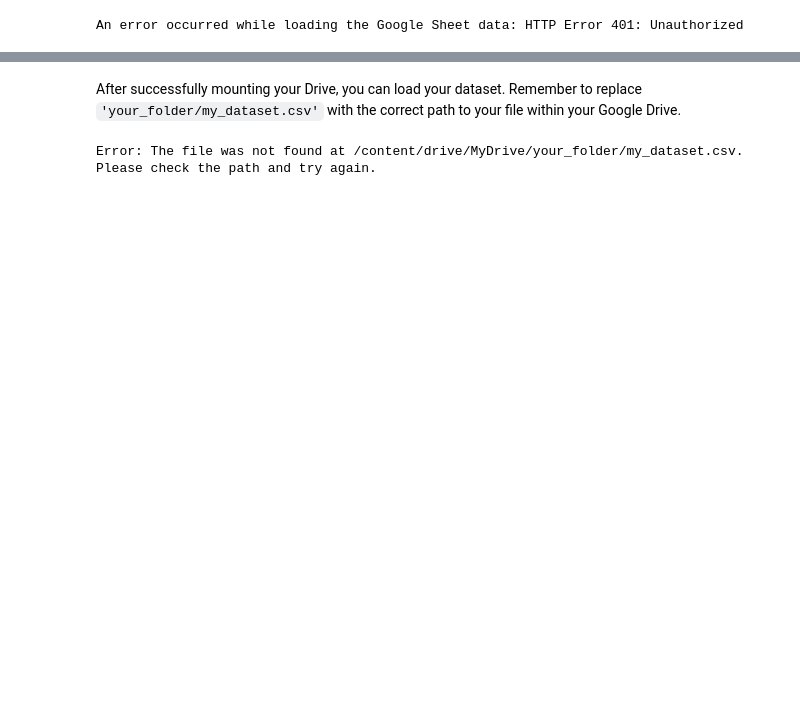
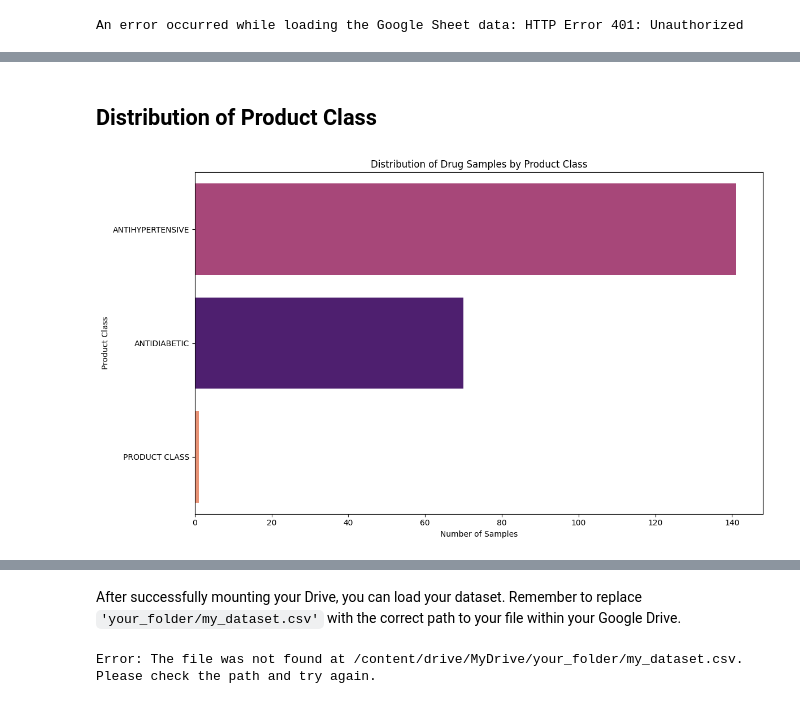
Before and after one commit to YodahJ/Fake-drug-checker, a Jupyter notebook: copy_of_welcome_to_colab.ipynb, the cells around one changed output, grey strips where cells are left out. Saved outputs shown, nothing was run; the diff lists cells and outputs as text; code cells hidden in the pictures; blank space fills up the shorter version.

```diff
--- a/copy_of_welcome_to_colab.ipynb
+++ b/copy_of_welcome_to_colab.ipynb
@@ -71,0 +523,17 @@ except Exception as e:
+# %% [markdown]
+## Distribution of Product Class
+# %%
+import matplotlib.pyplot as plt
+import seaborn as sns
+
+plt.figure(figsize=(12, 7))
+sns.countplot(y='PRODUCT CLASS', data=df_gspread_cleaned,
+              order=df_gspread_cleaned['PRODUCT CLASS'].value_counts().index,
+              palette='magma', hue='PRODUCT CLASS', legend=False)
+plt.title('Distribution of Drug Samples by Product Class')
+plt.xlabel('Number of Samples')
+plt.ylabel('Product Class')
+plt.tight_layout()
+plt.show()
+# %% [output]
+[figure, added]
```
Also changed, not shown: parts of 63 cells of this notebook.
